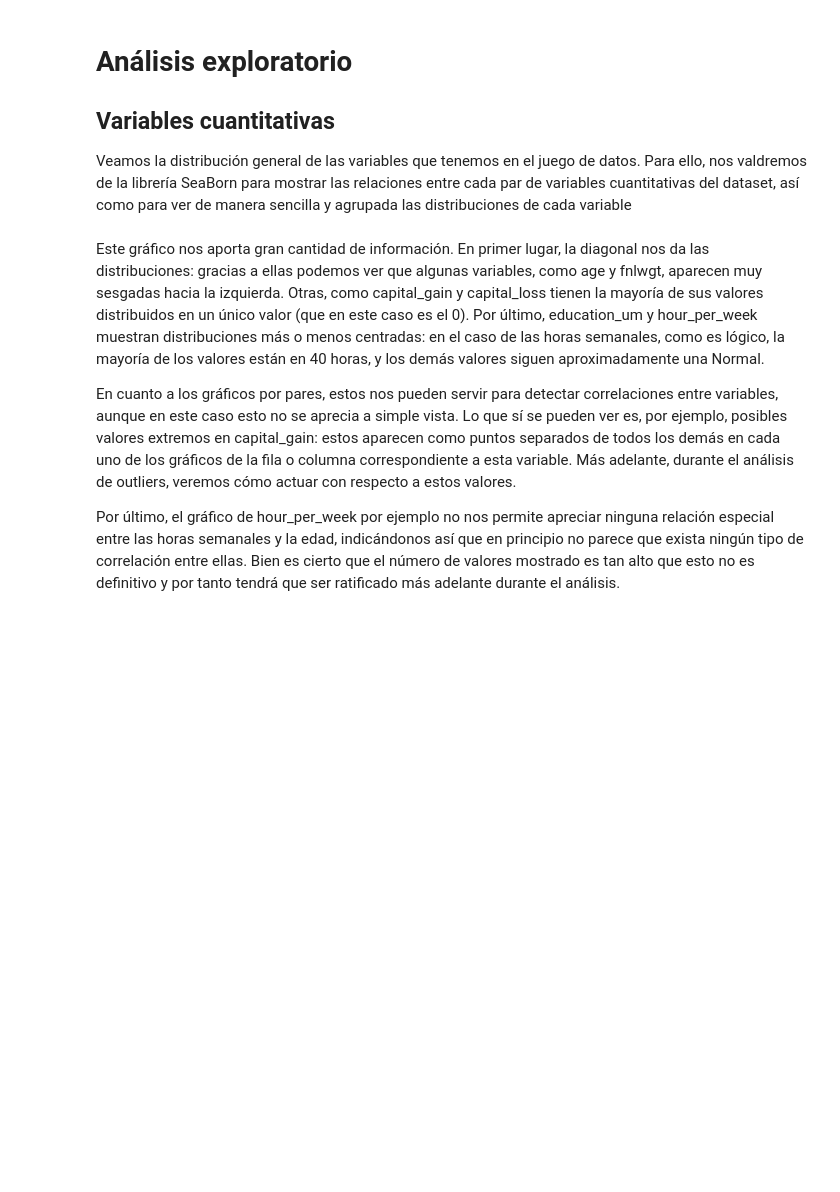
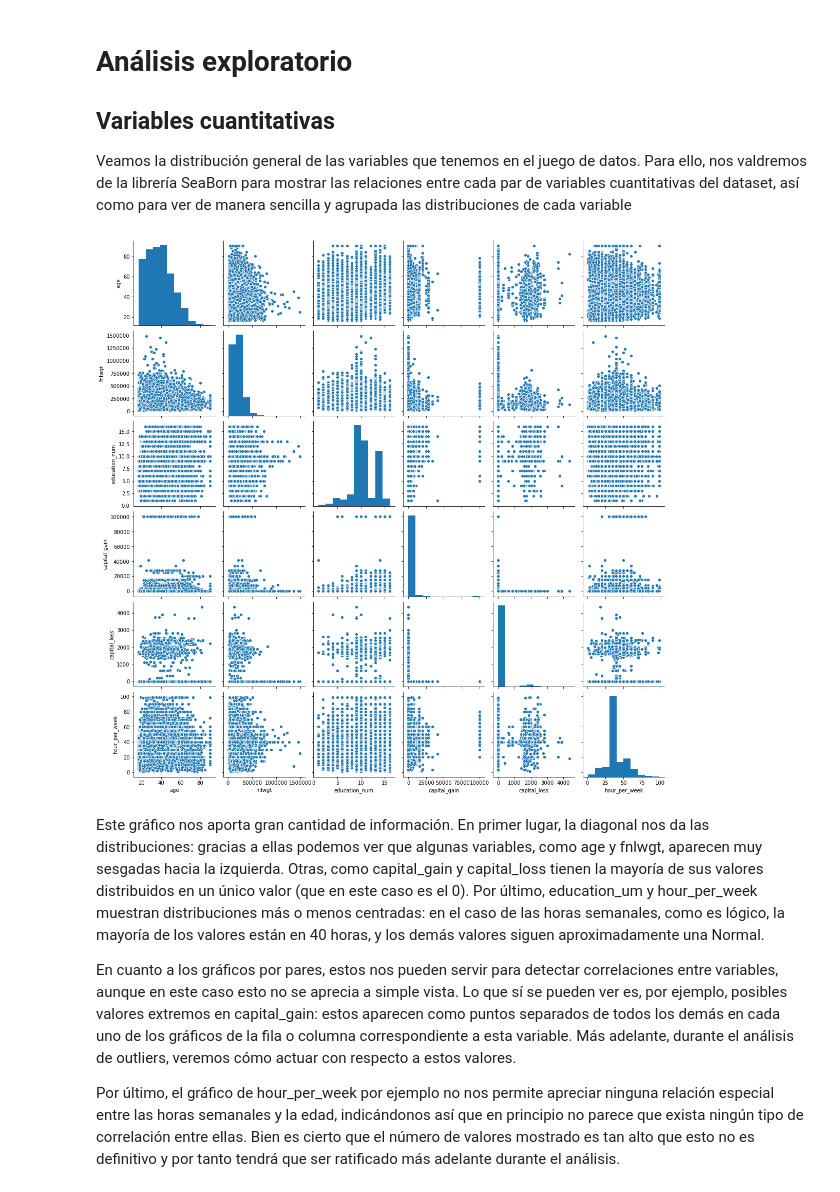
Before and after one commit to VictorColome/UOC-TCVD-PRA2, a Jupyter notebook: victor_carlos_PRA2.ipynb, the cells around one changed output. Saved outputs shown, nothing was run; the diff lists cells and outputs as text; code cells hidden in the pictures; blank space fills up the shorter version.

```diff
--- a/victor_carlos_PRA2.ipynb
+++ b/victor_carlos_PRA2.ipynb
@@ -78,7 +133,9 @@ print(df.isna().sum())
 ## Variables cuantitativas
 Veamos la distribución general de las variables que tenemos en el juego de datos. Para ello, nos valdremos de la librería SeaBorn para mostrar las relaciones entre cada par de variables cuantitativas del dataset, así como para ver de manera sencilla y agrupada las distribuciones de cada variable
 # %%
-g = sns.pairplot(df, hue="income", palette="husl")
+g = sns.pairplot(df)
+# %% [output]
+[figure, added]
 # %% [markdown]
 Este gráfico nos aporta gran cantidad de información. En primer lugar, la diagonal nos da las distribuciones: gracias a ellas podemos ver que algunas variables, como age y fnlwgt, aparecen muy sesgadas hacia la izquierda. Otras, como capital_gain y capital_loss tienen la mayoría de sus valores distribuidos en un único valor (que en este caso es el 0). Por último, education_um y hour_per_week muestran distribuciones más o menos centradas: en el caso de las horas semanales, como es lógico, la mayoría de los valores están en 40 horas, y los demás valores siguen aproximadamente una Normal.
 
```
Also changed, not shown: parts of 22 cells of this notebook, 1 other file.
